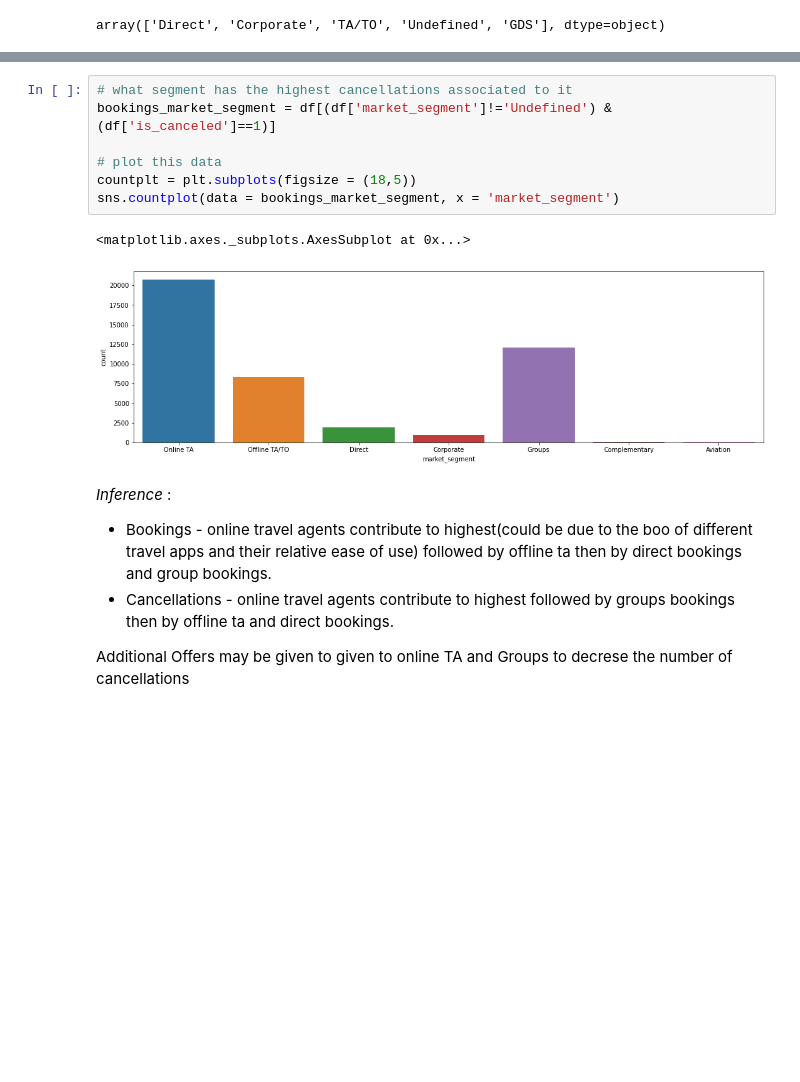
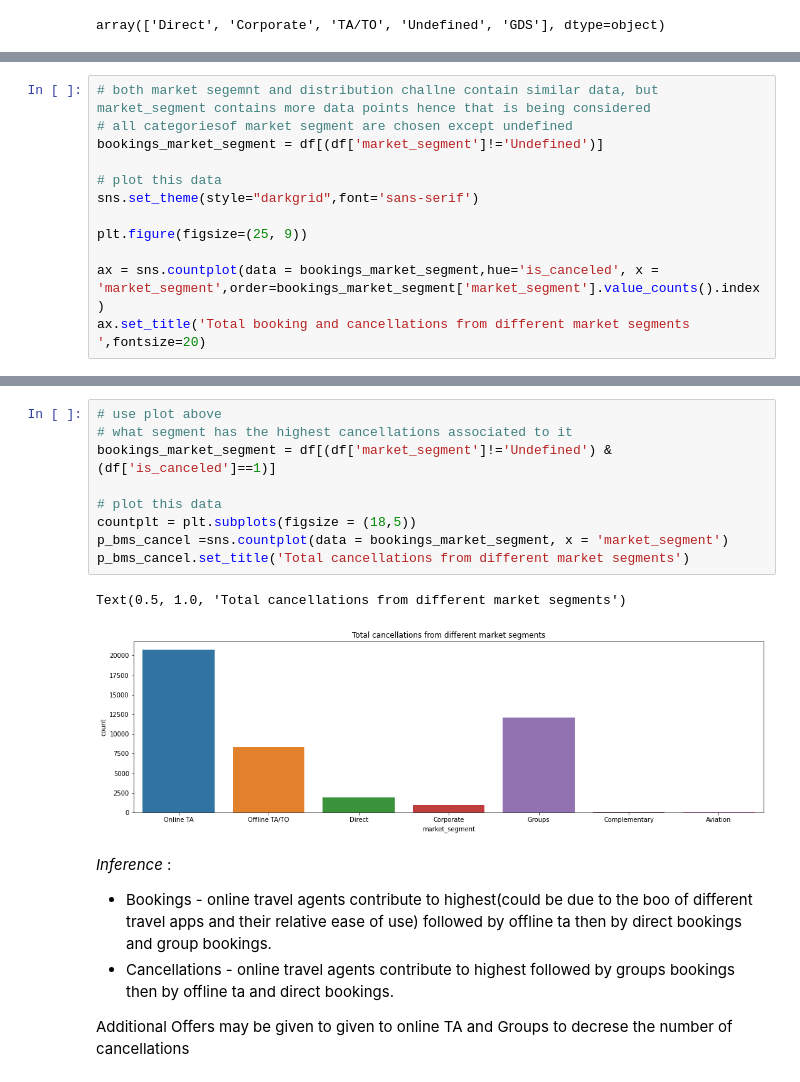
Before and after one commit to Sukruthr/Hotel-Booking-Data-EDA, a Jupyter notebook: EDA_HBD.ipynb, the cells around one changed output, grey strips where cells are left out. Cells and saved outputs as stored; diff of their text form; blank space fills up the shorter version.

```diff
--- a/EDA_HBD.ipynb
+++ b/EDA_HBD.ipynb
@@ -520,0 +530,12 @@ sns.countplot(data = bookings_market_segment, x = 'market_segment')
+# %%
+# both market segemnt and distribution challne contain similar data, but market_segment contains more data points hence that is being considered
+# all categoriesof market segment are chosen except undefined
+bookings_market_segment = df[(df['market_segment']!='Undefined')]
+
+# plot this data
+sns.set_theme(style="darkgrid",font='sans-serif')
+
+plt.figure(figsize=(25, 9))
+
+ax = sns.countplot(data = bookings_market_segment,hue='is_canceled', x = 'market_segment',order=bookings_market_segment['market_segment'].value_counts().index)
+ax.set_title('Total booking and cancellations from different market segments ',fontsize=20)
@@ -521,13 +545,15 @@ sns.countplot(data = bookings_market_segment, x = 'market_segment')
 # %%
+# use plot above
 # what segment has the highest cancellations associated to it
 bookings_market_segment = df[(df['market_segment']!='Undefined') & (df['is_canceled']==1)]
 
 # plot this data
 countplt = plt.subplots(figsize = (18,5))
-sns.countplot(data = bookings_market_segment, x = 'market_segment')
+p_bms_cancel =sns.countplot(data = bookings_market_segment, x = 'market_segment')
+p_bms_cancel.set_title('Total cancellations from different market segments')
 # %% [output]
-<matplotlib.axes._subplots.AxesSubplot at 0x...>
+Text(0.5, 1.0, 'Total cancellations from different market segments')
-[figure, old version]
+[figure, new version]
 # %% [markdown]
 *Inference* :
 * Bookings - online travel agents contribute to highest(could be due to the boo of different travel apps and their relative ease of use) followed by offline ta
```
Also changed, not shown: parts of 50 cells of this notebook.
